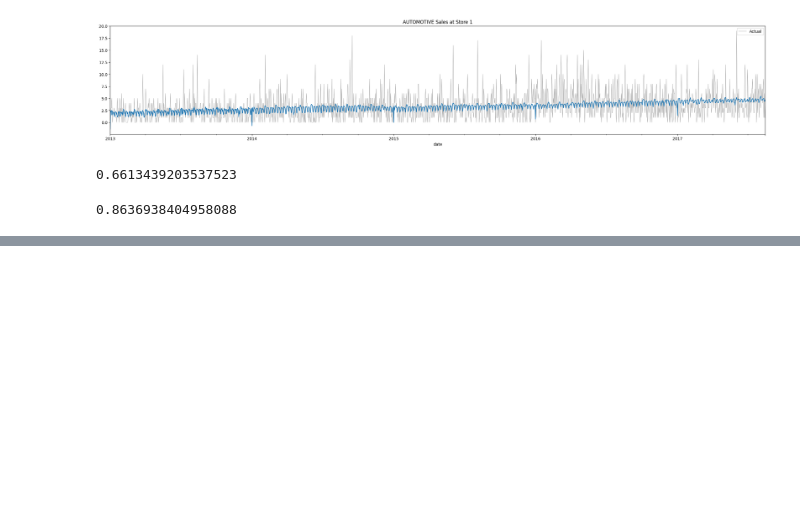
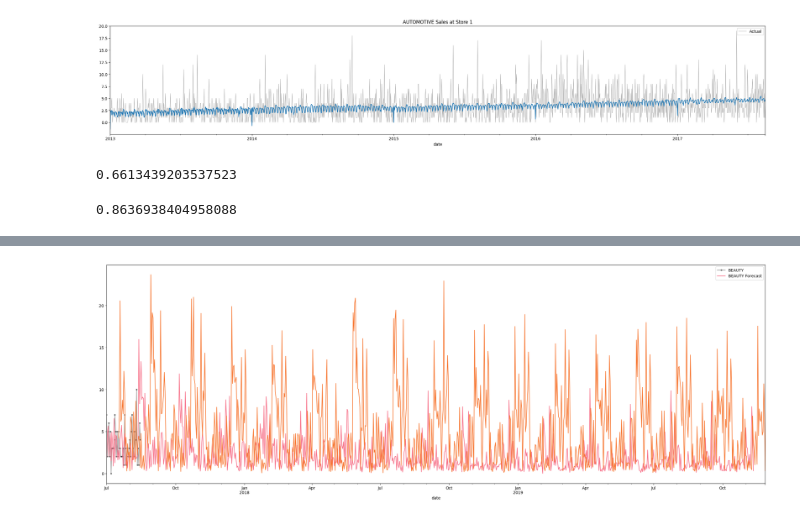
Before and after one commit to IvanTrujilloTrujillo/store_sales, a Jupyter notebook: store_sales.ipynb, the cells around one changed output, grey strips where cells are left out. Drawn from its saved outputs; the diff is of its cells as text; code cells hidden in the pictures; blank space fills up the shorter version.

```diff
--- a/store_sales.ipynb
+++ b/store_sales.ipynb
@@ -371,0 +824,2 @@ root_mean_squared_log_error(y, y_pred)
+# %%
+model.fit(X, y)
@@ -371,0 +844,42 @@ root_mean_squared_log_error(y, y_pred)
+# %%
+y_pred = pd.DataFrame(
+    model.predict(X),
+    index=y.index,
+    columns=y.columns,
+).clip(0.0)
+# %%
+def plot_multistep(y, every=1, ax=None, palette_kwargs=None):
+    palette_kwargs_ = dict(palette='husl', n_colors=16, desat=None)
+    if palette_kwargs is not None:
+        palette_kwargs_.update(palette_kwargs)
+    palette = sns.color_palette(**palette_kwargs_)
+    if ax is None:
+        fig, ax = plt.subplots()
+    ax.set_prop_cycle(plt.cycler('color', palette))
+    for date, preds in y[::every].iterrows():
+        preds.index = pd.period_range(start=date, periods=len(preds))
+        preds.plot(ax=ax)
+    return ax
+# %%
+plot_params = dict(
+    color="0.25",
+    style=".-",
+    markeredgecolor="0.15",
+    markerfacecolor="0.15",
+    legend=False,
+)
+# %%
+STORE_NBR = 1
+FAMILY = 'BEAUTY'
+START = '2017-07-01'
+EVERY = 16
+
+y_pred_ = y_pred.xs(FAMILY, level='family', axis=0).loc[START:]
+y_ = data_train.loc[START:, 'sales'].loc[:, (STORE_NBR, FAMILY)]
+
+fig, ax = plt.subplots(1, 1, figsize=(30, 10))
+ax = y_.plot(**plot_params, ax=ax, alpha=0.5)
+ax = plot_multistep(y_pred_, ax=ax, every=EVERY)
+_ = ax.legend([FAMILY, FAMILY + ' Forecast'])
+# %% [output]
+[figure, added]
```
Also changed, not shown: parts of 37 cells of this notebook, 3 other files.
